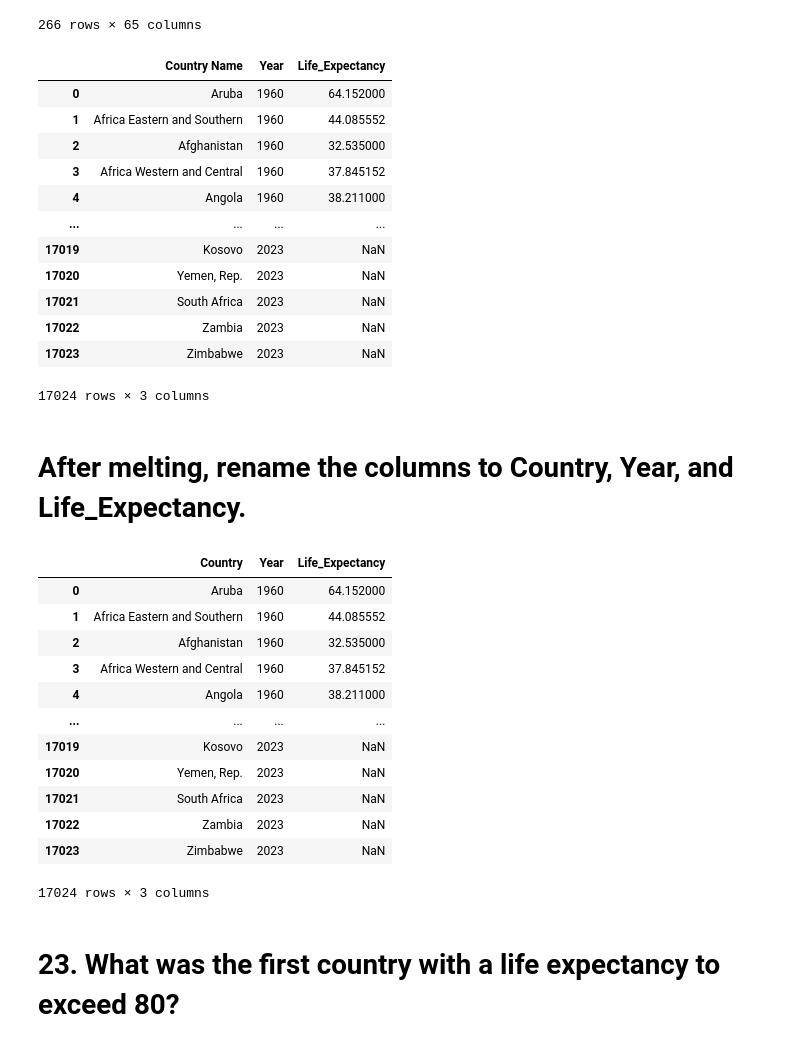
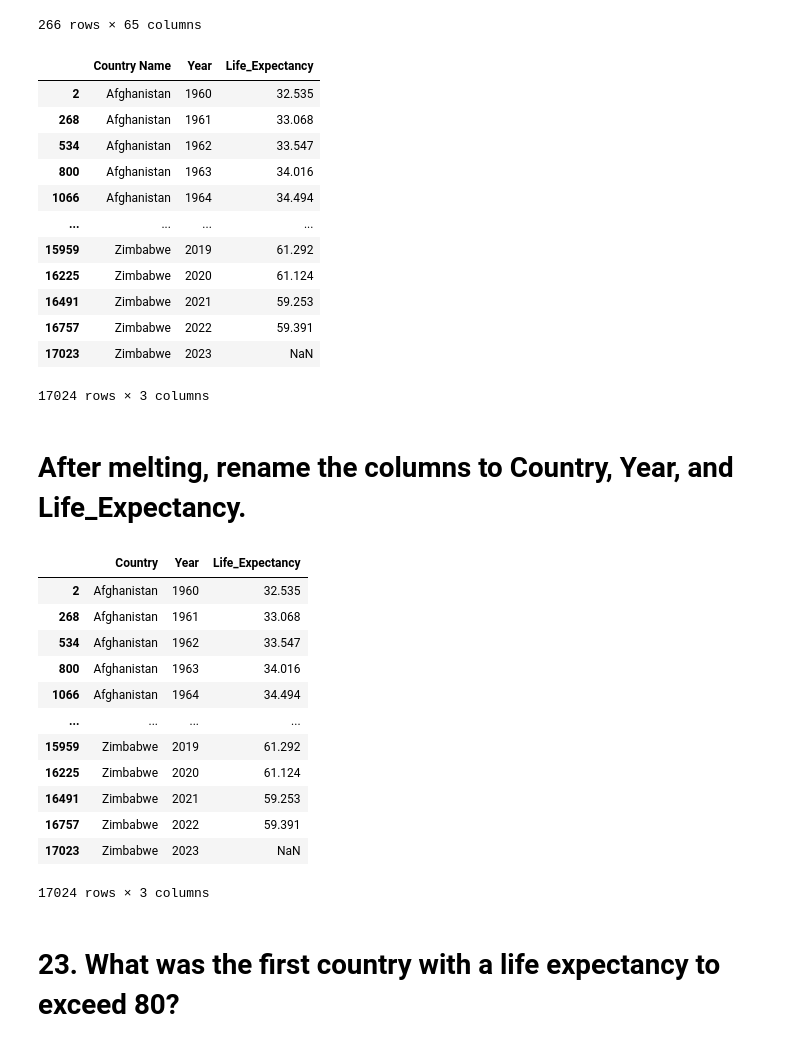
Before and after one commit to nss-data-science-cohort-8/un-exploration-catdgomez, a Jupyter notebook: notebooks/UN_Data_Exploration.ipynb, the cells around one changed output. Cells and saved outputs as stored; diff of their text form; code cells hidden in the pictures.

```diff
--- a/notebooks/UN_Data_Exploration.ipynb
+++ b/notebooks/UN_Data_Exploration.ipynb
@@ -823,42 +823,42 @@ life_expectancy_country
 # %%
 life_expectancy_melted = life_expectancy_country.melt(
     id_vars=['Country Name'],
     value_vars=life_expectancy_country[1:],
     var_name='Year',
     value_name='Life_Expectancy'
 )
-life_expectancy_melted
+life_expectancy_melted.sort_values(['Country Name', 'Year'])
 # %% [output]
 |  | Country Name | Year | Life_Expectancy |
-| 0 | Aruba | 1960 | 64.152000 |
-| 1 | Africa Eastern and Southern | 1960 | 44.085552 |
-| 2 | Afghanistan | 1960 | 32.535000 |
-| 3 | Africa Western and Central | 1960 | 37.845152 |
-| 4 | Angola | 1960 | 38.211000 |
+| 2 | Afghanistan | 1960 | 32.535 |
+| 268 | Afghanistan | 1961 | 33.068 |
+| 534 | Afghanistan | 1962 | 33.547 |
+| 800 | Afghanistan | 1963 | 34.016 |
+| 1066 | Afghanistan | 1964 | 34.494 |
 | ... | ... | ... | ... |
-| 17019 | Kosovo | 2023 | NaN |
-| 17020 | Yemen, Rep. | 2023 | NaN |
-| 17021 | South Africa | 2023 | NaN |
-| 17022 | Zambia | 2023 | NaN |
+| 15959 | Zimbabwe | 2019 | 61.292 |
+| 16225 | Zimbabwe | 2020 | 61.124 |
+| 16491 | Zimbabwe | 2021 | 59.253 |
+| 16757 | Zimbabwe | 2022 | 59.391 |
 | 17023 | Zimbabwe | 2023 | NaN |
 17024 rows × 3 columns
 # %% [markdown]
 # After melting, rename the columns to Country, Year, and Life_Expectancy.
 # %%
 life_expectancy_melted_renamed = life_expectancy_melted.rename(columns={'Country Name': 'Country'})
-life_expectancy_melted_renamed
+life_expectancy_melted_renamed.sort_values(['Country', 'Year'])
 # %% [output]
 |  | Country | Year | Life_Expectancy |
-| 0 | Aruba | 1960 | 64.152000 |
-| 1 | Africa Eastern and Southern | 1960 | 44.085552 |
-| 2 | Afghanistan | 1960 | 32.535000 |
-| 3 | Africa Western and Central | 1960 | 37.845152 |
-| 4 | Angola | 1960 | 38.211000 |
+| 2 | Afghanistan | 1960 | 32.535 |
+| 268 | Afghanistan | 1961 | 33.068 |
+| 534 | Afghanistan | 1962 | 33.547 |
+| 800 | Afghanistan | 1963 | 34.016 |
+| 1066 | Afghanistan | 1964 | 34.494 |
 | ... | ... | ... | ... |
-| 17019 | Kosovo | 2023 | NaN |
-| 17020 | Yemen, Rep. | 2023 | NaN |
-| 17021 | South Africa | 2023 | NaN |
-| 17022 | Zambia | 2023 | NaN |
+| 15959 | Zimbabwe | 2019 | 61.292 |
+| 16225 | Zimbabwe | 2020 | 61.124 |
+| 16491 | Zimbabwe | 2021 | 59.253 |
+| 16757 | Zimbabwe | 2022 | 59.391 |
 | 17023 | Zimbabwe | 2023 | NaN |
 17024 rows × 3 columns
 # %% [markdown]
```
Also changed, not shown: parts of 3 cells of this notebook.
